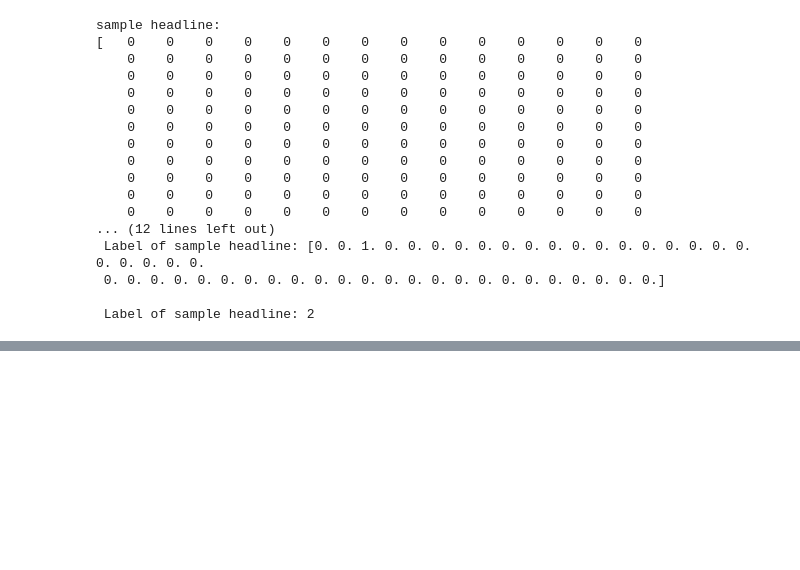
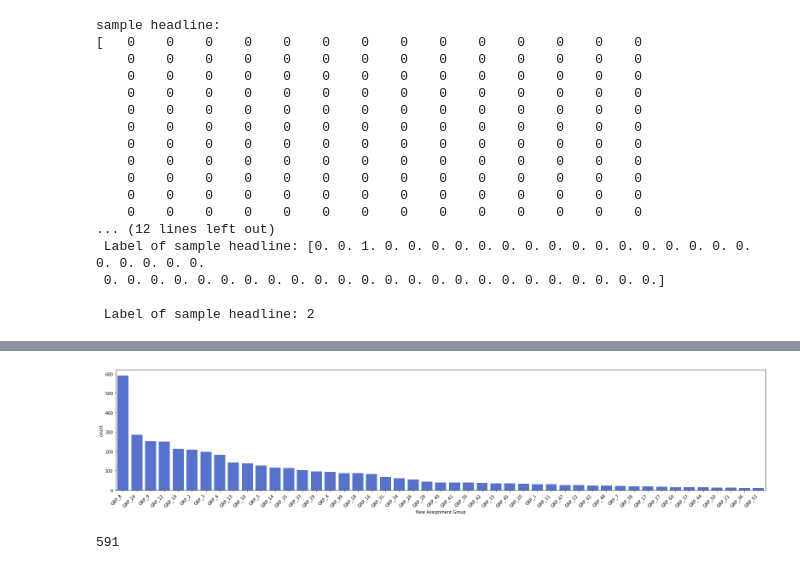
Before and after one commit to pbhuch/GL_DecA_G4_NLP1, a Jupyter notebook: GL_DecA_G4_NLP1_Final_4dec.ipynb, the cells around one changed output, grey strips where cells are left out. Saved outputs shown, nothing was run; the diff lists cells and outputs as text; code cells hidden in the pictures; blank space fills up the shorter version.

```diff
--- a/GL_DecA_G4_NLP1_Final_4dec.ipynb
+++ b/GL_DecA_G4_NLP1_Final_4dec.ipynb
@@ -2546,0 +2593,4 @@ Epoch 00006: early stopping
+# %%
+# Load the dataset
+#dataset2_DL = df_DL[df_DL['pred_group'].isna()]
+dataset2_ML = pd.read_excel('/content/sample_data/df_ML_Aug.xlsx')
@@ -2546,0 +2625,2 @@ Epoch 00006: early stopping
+# %%
+dataset2_ML = dataset2_ML[dataset2_ML['pred_group'].isna()]
@@ -2546,0 +2650,2 @@ Epoch 00006: early stopping
+# %%
+dataset2_ML=dataset2_ML.drop(columns=['Unnamed: 0'],axis=1)
@@ -2546,0 +2670,21 @@ Epoch 00006: early stopping
+# %%
+#creating copy of dataset for upsampling process
+dataset2_ML_US=dataset2_ML.copy()
+# %%
+#Create Dataset for 'others' i.e all groups which is not part of GRP_0
+dataset2_ML_nogrp0 = dataset2_ML_US[dataset2_ML_US['New Assignment Group'] != 'GRP_0']
+
+descending_order = dataset2_ML_nogrp0['New Assignment Group'].value_counts().sort_values(ascending=False).index
+plt.subplots(figsize=(22,5))
+#add code to rotate the labels
+ax=sns.countplot(x='New Assignment Group', data=dataset2_ML_nogrp0, color='royalblue',order=descending_order)
+ax.set_xticklabels(ax.get_xticklabels(), rotation=45, ha="right")
+plt.tight_layout()
+plt.show()
+# %% [output]
+[figure, added]
+# %%
+maxcount = dataset2_ML_nogrp0['New Assignment Group'].value_counts().max()
+maxcount
+# %% [output]
+591
```
Also changed, not shown: parts of 21 cells of this notebook.
